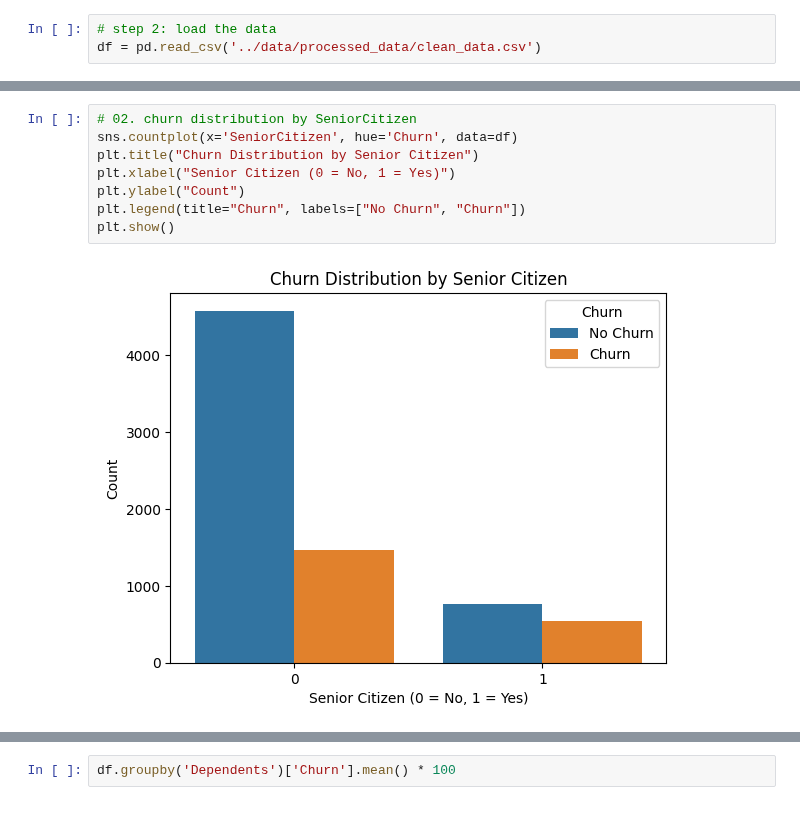
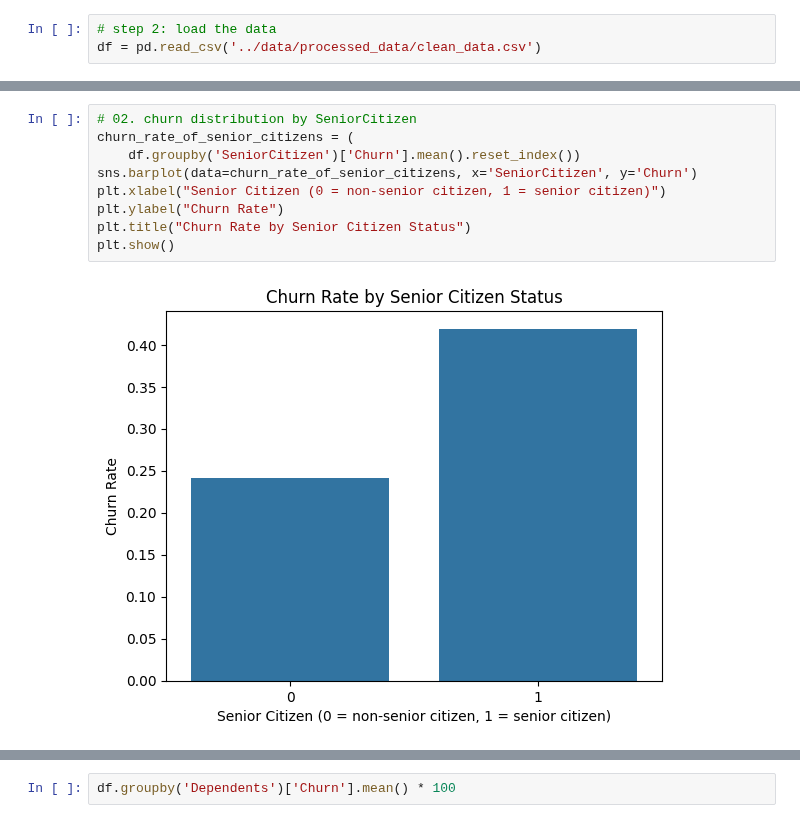
Before and after one commit to JaiswarYash/Customer-Churn-Prediction, a Jupyter notebook: notebook/02_Data_exploration.ipynb, the cells around one changed output, grey strips where cells are left out. Cells and saved outputs as stored; diff of their text form.

Commit message:
complited the data exploration part

```diff
--- a/notebook/02_Data_exploration.ipynb
+++ b/notebook/02_Data_exploration.ipynb
@@ -41,11 +116,12 @@ The data shows that both male and female customers churn at nearly identical rat
 # %%
 # 02. churn distribution by SeniorCitizen
-sns.countplot(x='SeniorCitizen', hue='Churn', data=df)
-plt.title("Churn Distribution by Senior Citizen")
-plt.xlabel("Senior Citizen (0 = No, 1 = Yes)")
-plt.ylabel("Count")
-plt.legend(title="Churn", labels=["No Churn", "Churn"])
+churn_rate_of_senior_citizens = (
+    df.groupby('SeniorCitizen')['Churn'].mean().reset_index())
+sns.barplot(data=churn_rate_of_senior_citizens, x='SeniorCitizen', y='Churn')
+plt.xlabel("Senior Citizen (0 = non-senior citizen, 1 = senior citizen)")
+plt.ylabel("Churn Rate")
+plt.title("Churn Rate by Senior Citizen Status")
 plt.show()
 # %% [output]
-[figure, old version]
+[figure, new version]
 # %% [markdown]
```
Also changed, not shown: parts of 24 cells of this notebook.
